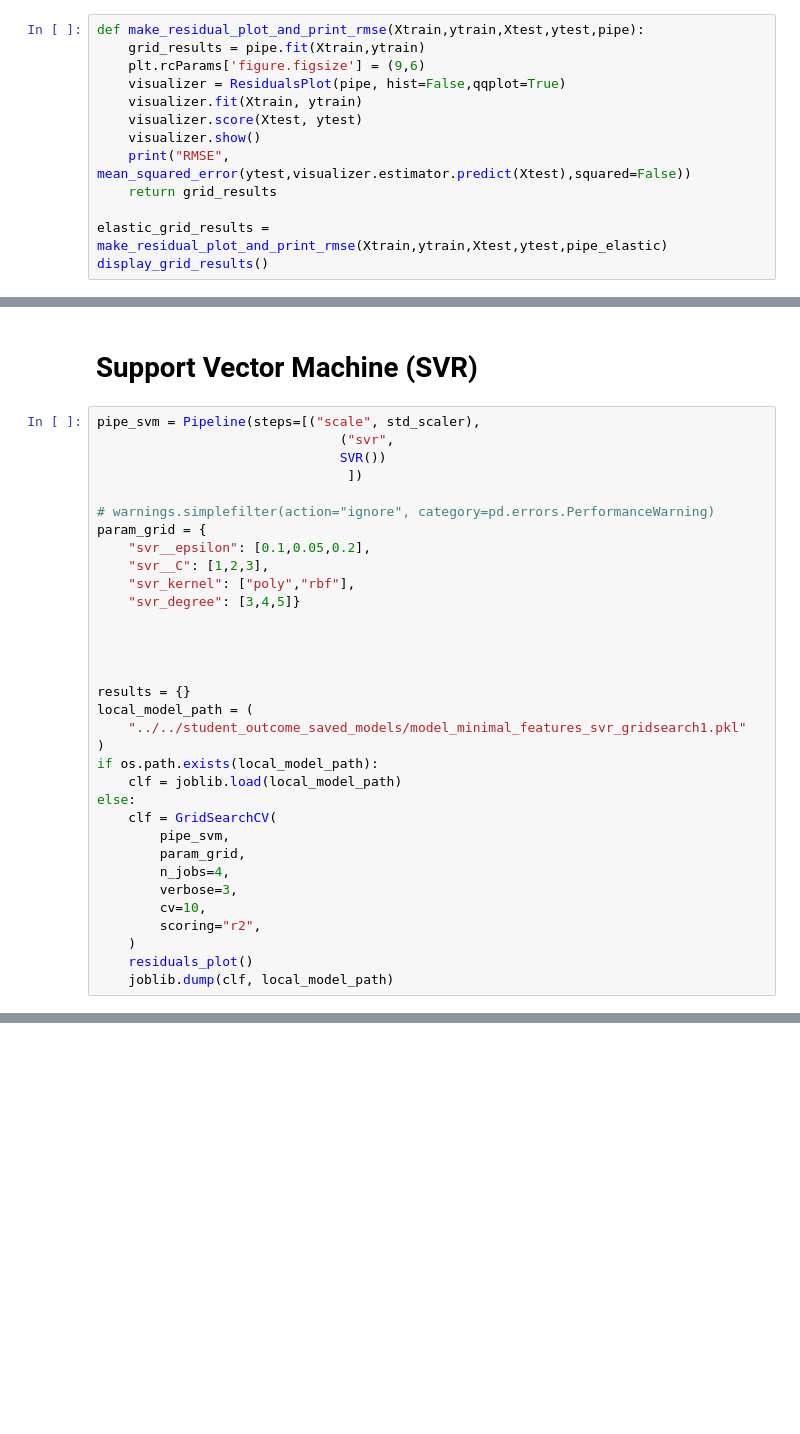
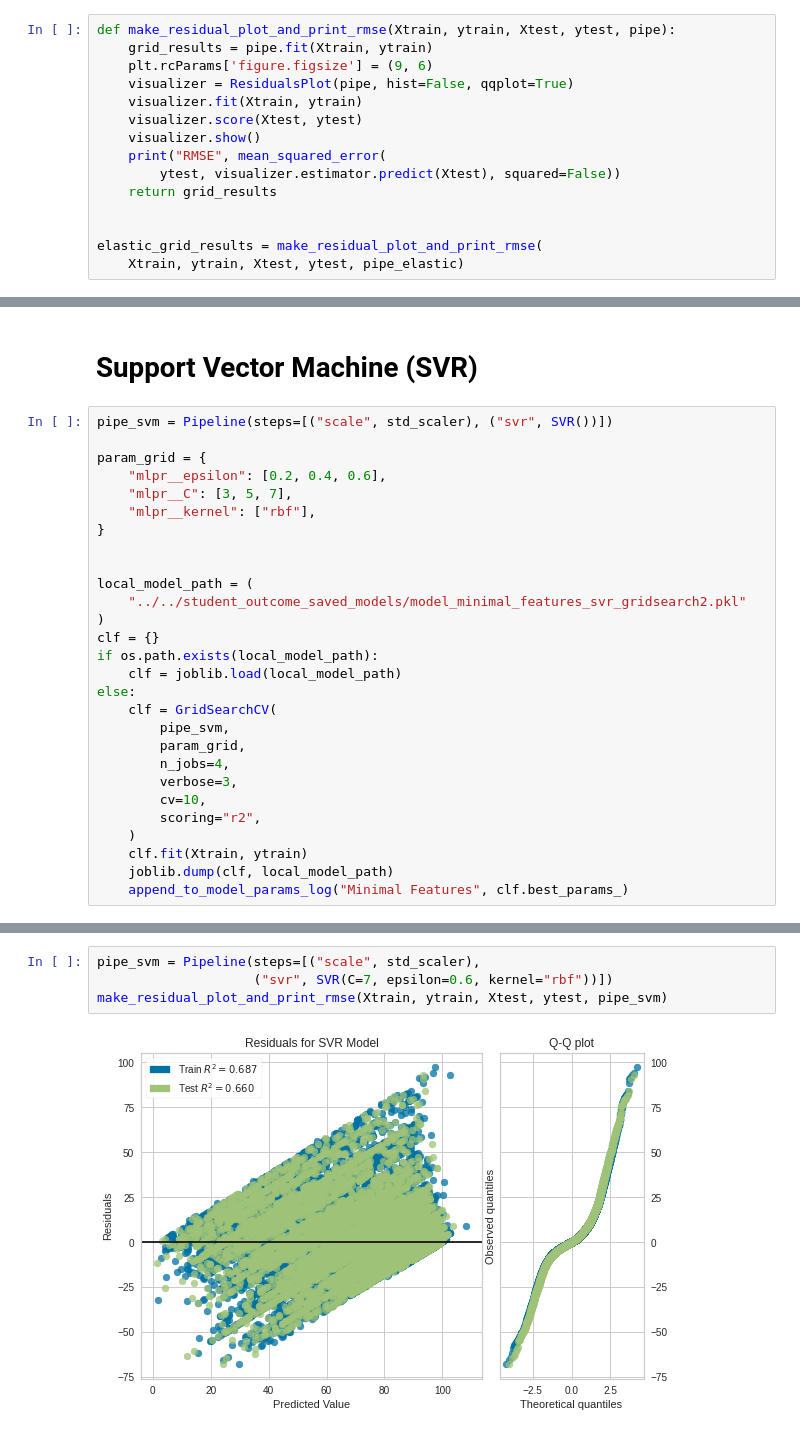
Before and after one commit to georgetown-analytics/student-outcomes, a Jupyter notebook: notebooks/model1.ipynb, the cells around one changed output, grey strips where cells are left out. Cells and saved outputs as stored; diff of their text form; blank space fills up the shorter version.

Commit message:
Completed final regression modeling minimum viable product

```diff
--- a/notebooks/model1.ipynb
+++ b/notebooks/model1.ipynb
@@ -90,16 +102,18 @@ pipe_elastic = Pipeline(steps=[("scale", std_scaler),
 # %%
-def make_residual_plot_and_print_rmse(Xtrain,ytrain,Xtest,ytest,pipe):
-    grid_results = pipe.fit(Xtrain,ytrain)
-    plt.rcParams['figure.figsize'] = (9,6)
-    visualizer = ResidualsPlot(pipe, hist=False,qqplot=True)
+def make_residual_plot_and_print_rmse(Xtrain, ytrain, Xtest, ytest, pipe):
+    grid_results = pipe.fit(Xtrain, ytrain)
+    plt.rcParams['figure.figsize'] = (9, 6)
+    visualizer = ResidualsPlot(pipe, hist=False, qqplot=True)
     visualizer.fit(Xtrain, ytrain)
     visualizer.score(Xtest, ytest)
     visualizer.show()
-    print("RMSE", mean_squared_error(ytest,visualizer.estimator.predict(Xtest),squared=False))
+    print("RMSE", mean_squared_error(
+        ytest, visualizer.estimator.predict(Xtest), squared=False))
     return grid_results
 
-elastic_grid_results = make_residual_plot_and_print_rmse(Xtrain,ytrain,Xtest,ytest,pipe_elastic)
-display_grid_results()
+
+elastic_grid_results = make_residual_plot_and_print_rmse(
+    Xtrain, ytrain, Xtest, ytest, pipe_elastic)
 # %% [output]
 [figure]
 RMSE 12.994430473370663
@@ -107,25 +120,19 @@ AttributeError: 'ElasticNetCV' object has no attribute 'best_params_'
 # %% [markdown]
 # Support Vector Machine (SVR)
 # %%
-pipe_svm = Pipeline(steps=[("scale", std_scaler),
-                               ("svr",
-                               SVR())
-                                ])
+pipe_svm = Pipeline(steps=[("scale", std_scaler), ("svr", SVR())])
 
-# warnings.simplefilter(action="ignore", category=pd.errors.PerformanceWarning)
 param_grid = {
-    "svr__epsilon": [0.1,0.05,0.2],
-    "svr__C": [1,2,3],
-    "svr_kernel": ["poly","rbf"],
-    "svr_degree": [3,4,5]}
+    "mlpr__epsilon": [0.2, 0.4, 0.6],
+    "mlpr__C": [3, 5, 7],
+    "mlpr__kernel": ["rbf"],
+}
 
 
-
-
-results = {}
 local_model_path = (
-    "../../student_outcome_saved_models/model_minimal_features_svr_gridsearch1.pkl"
+    "../../student_outcome_saved_models/model_minimal_features_svr_gridsearch2.pkl"
 )
+clf = {}
 if os.path.exists(local_model_path):
     clf = joblib.load(local_model_path)
 else:
@@ -137,5 +144,6 @@ else:
         cv=10,
         scoring="r2",
     )
-    residuals_plot()
+    clf.fit(Xtrain, ytrain)
     joblib.dump(clf, local_model_path)
+    append_to_model_params_log("Minimal Features", clf.best_params_)
@@ -147,0 +165,6 @@ ValueError: Invalid parameter 'svr_degree' for estimator Pipeline(steps=[('scale
+# %%
+pipe_svm = Pipeline(steps=[("scale", std_scaler),
+                    ("svr", SVR(C=7, epsilon=0.6, kernel="rbf"))])
+make_residual_plot_and_print_rmse(Xtrain, ytrain, Xtest, ytest, pipe_svm)
+# %% [output]
+[figure, added]
```
Also changed, not shown: parts of 20 cells of this notebook, 6 other files.
